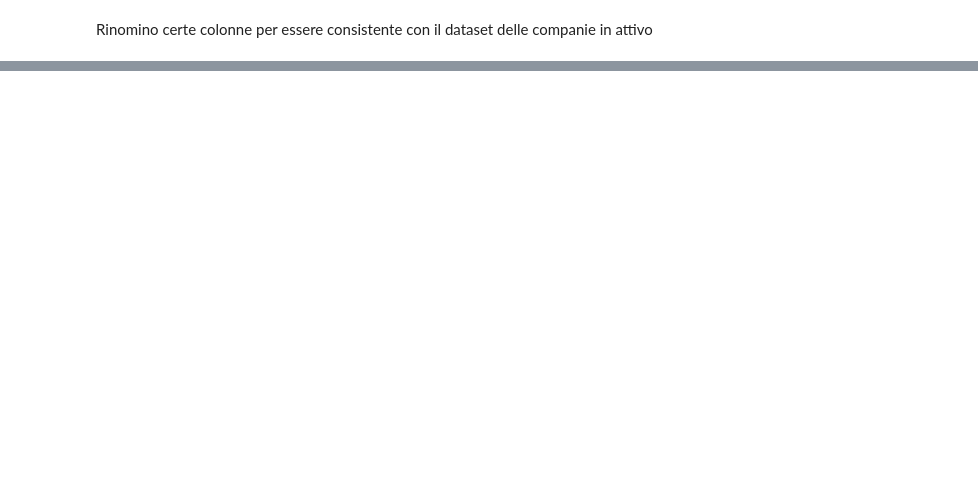
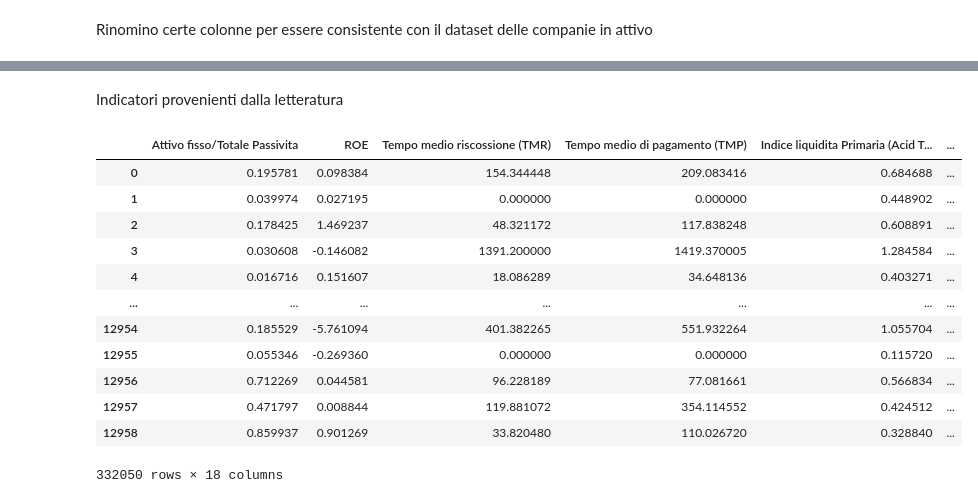
Before and after one commit to IceScreaM98/ML-companies-balance, a Jupyter notebook: Notebooks/Dataset_estimators_bankrupt.ipynb, the cells around one changed output, grey strips where cells are left out. Saved outputs shown, nothing was run; the diff lists cells and outputs as text; code cells hidden in the pictures; blank space fills up the shorter version.

```diff
--- a/Notebooks/Dataset_estimators_bankrupt.ipynb
+++ b/Notebooks/Dataset_estimators_bankrupt.ipynb
@@ -131,0 +289,15 @@ input_dataset
+# %%
+input_dataset["OF/Ricavi"] = input_dataset["Total financial charges"] / input_dataset["Revenues from sales and services"]
+
+input_dataset["PN/Totale Debiti"] = input_dataset["TOTAL SHAREHOLDERS FUNDS"] / input_dataset["TOTAL PAYABLES"]
+
+input_dataset["Att. Br/Pass. Br"] = input_dataset["TOTAL CURRENT ASSETS"] / input_dataset["Total payables during period"]
+
+input_dataset["EBITDA/Attivo"] = (input_dataset["OPERATING MARGIN"] +
+                                  input_dataset["Total depreciation, amortization and writedowns"] +
+                                  input_dataset["Provisions fo risks and charges"]) / input_dataset["Total asset"]
+
+input_dataset["Deb. Prev + Trib/Attivo"] = (input_dataset["Tax payable"] +
+                                            input_dataset["Tax payable beyond 12 months"] +
+                                            input_dataset["Due to social security institutions"] +
+                                            input_dataset["Due to social security institutions - beyond 12 months"]) / input_dataset["Total asset"]
@@ -131,0 +330,2 @@ input_dataset
+# %% [markdown]
+Indicatori provenienti dalla letteratura
@@ -131,0 +390,34 @@ input_dataset
+# %%
+letteratura_indexes = ["Attivo fisso/Totale Passivita",
+                       "ROE",
+                       "Tempo medio riscossione (TMR)",
+                       "Tempo medio di pagamento (TMP)",
+                       "Indice liquidita Primaria (Acid Test)",
+                       "Indice di copertura delle immob.",
+                       "Indice copertura On.Fin.",
+                       "Indice copertura On.Fin. Con liquidita",
+                       "PFN/EBITDA",
+                       "PFN/PN",
+                       "PFN/Vendite",
+                       "Gearing",
+                       "ROS",
+                       "Turnover capitale investito",
+                       "Working capital/net sales",
+                       "Cash/Current Liabilities",
+                       "Accounts receivable/inventory",
+                       "EBIT/interest expenses"]
+input_dataset[letteratura_indexes]
+# %% [output]
+|  | Attivo fisso/Totale Passivita | ROE | Tempo medio riscossione (TMR) | Tempo medio di pagamento (TMP) | Indice liquidita Primaria (Acid T... | ... |
+| 0 | 0.195781 | 0.098384 | 154.344448 | 209.083416 | 0.684688 | ... |
+| 1 | 0.039974 | 0.027195 | 0.000000 | 0.000000 | 0.448902 | ... |
+| 2 | 0.178425 | 1.469237 | 48.321172 | 117.838248 | 0.608891 | ... |
+| 3 | 0.030608 | -0.146082 | 1391.200000 | 1419.370005 | 1.284584 | ... |
+| 4 | 0.016716 | 0.151607 | 18.086289 | 34.648136 | 0.403271 | ... |
+| ... | ... | ... | ... | ... | ... | ... |
+| 12954 | 0.185529 | -5.761094 | 401.382265 | 551.932264 | 1.055704 | ... |
+| 12955 | 0.055346 | -0.269360 | 0.000000 | 0.000000 | 0.115720 | ... |
+| 12956 | 0.712269 | 0.044581 | 96.228189 | 77.081661 | 0.566834 | ... |
+| 12957 | 0.471797 | 0.008844 | 119.881072 | 354.114552 | 0.424512 | ... |
+| 12958 | 0.859937 | 0.901269 | 33.820480 | 110.026720 | 0.328840 | ... |
+332050 rows × 18 columns
```
Also changed, not shown: parts of 35 cells of this notebook, 1 other file.
